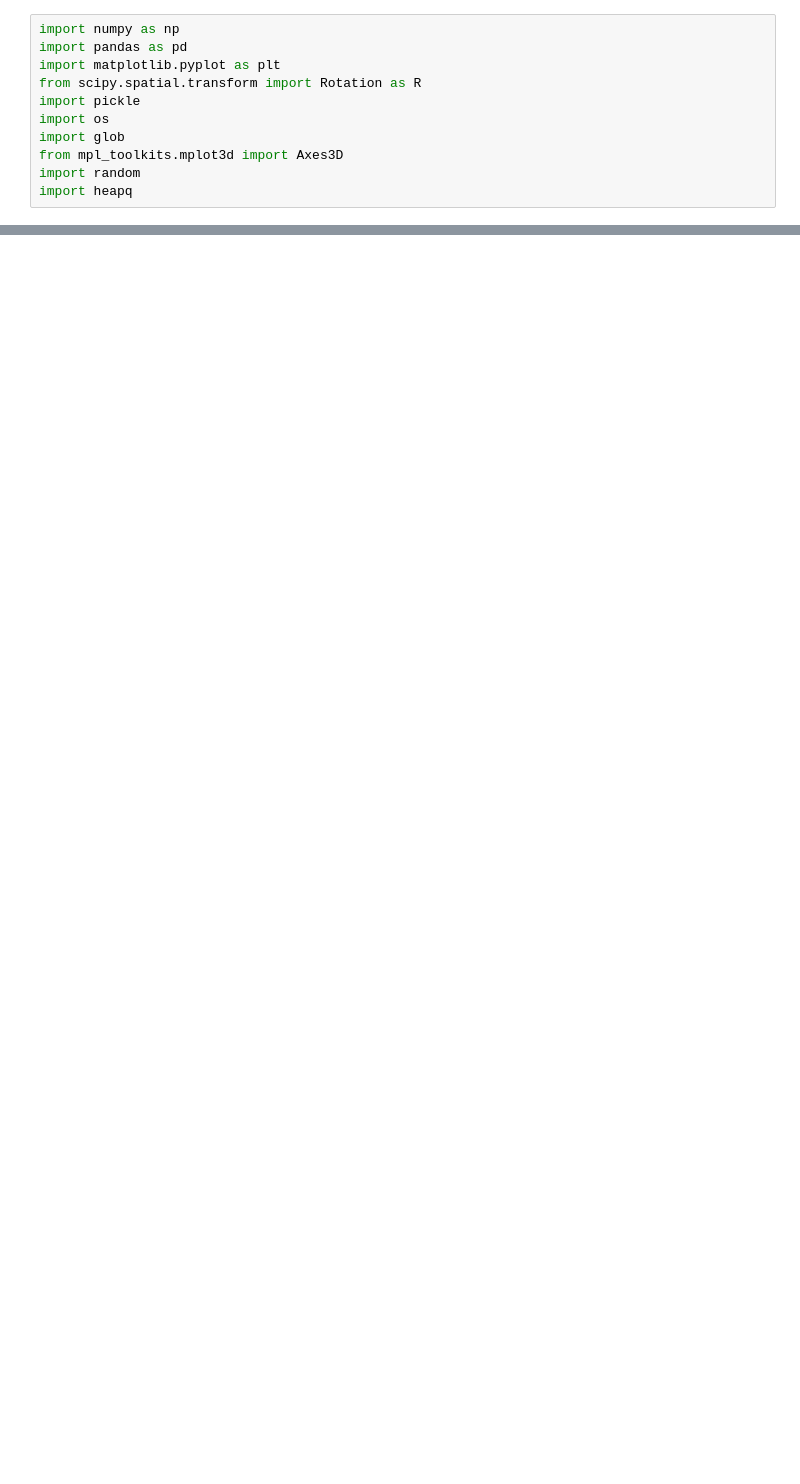
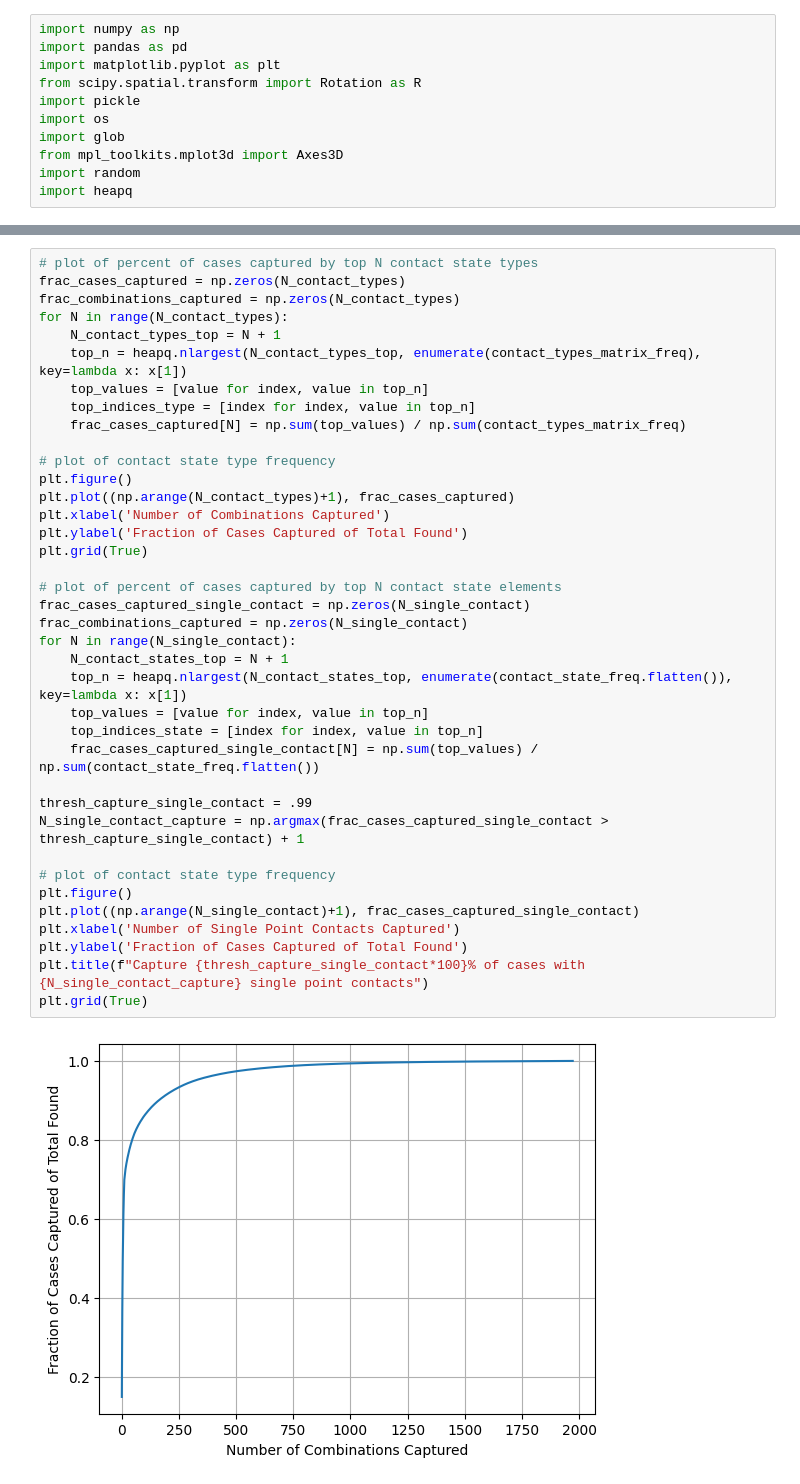
Before and after one commit to abhay-negi-usc/mujoco_contact_graph_generation, a Jupyter notebook: key_contact_graph.ipynb, the cells around one changed output, grey strips where cells are left out. Cells and saved outputs as stored; diff of their text form; blank space fills up the shorter version.

```diff
--- a/key_contact_graph.ipynb
+++ b/key_contact_graph.ipynb
@@ -309,0 +381,40 @@ print(f"{N_contact_types} unique contact state types found.")
+# %%
+# plot of percent of cases captured by top N contact state types
+frac_cases_captured = np.zeros(N_contact_types)
+frac_combinations_captured = np.zeros(N_contact_types)
+for N in range(N_contact_types):
+    N_contact_types_top = N + 1
+    top_n = heapq.nlargest(N_contact_types_top, enumerate(contact_types_matrix_freq), key=lambda x: x[1])
+    top_values = [value for index, value in top_n]
+    top_indices_type = [index for index, value in top_n]
+    frac_cases_captured[N] = np.sum(top_values) / np.sum(contact_types_matrix_freq)
+
+# plot of contact state type frequency
+plt.figure()
+plt.plot((np.arange(N_contact_types)+1), frac_cases_captured)
+plt.xlabel('Number of Combinations Captured')
+plt.ylabel('Fraction of Cases Captured of Total Found')
+plt.grid(True)
+
+# plot of percent of cases captured by top N contact state elements
+frac_cases_captured_single_contact = np.zeros(N_single_contact)
+frac_combinations_captured = np.zeros(N_single_contact)
+for N in range(N_single_contact):
+    N_contact_states_top = N + 1
+    top_n = heapq.nlargest(N_contact_states_top, enumerate(contact_state_freq.flatten()), key=lambda x: x[1])
+    top_values = [value for index, value in top_n]
+    top_indices_state = [index for index, value in top_n]
+    frac_cases_captured_single_contact[N] = np.sum(top_values) / np.sum(contact_state_freq.flatten())
+
+thresh_capture_single_contact = .99
+N_single_contact_capture = np.argmax(frac_cases_captured_single_contact > thresh_capture_single_contact) + 1
+
+# plot of contact state type frequency
+plt.figure()
+plt.plot((np.arange(N_single_contact)+1), frac_cases_captured_single_contact)
+plt.xlabel('Number of Single Point Contacts Captured')
+plt.ylabel('Fraction of Cases Captured of Total Found')
+plt.title(f"Capture {thresh_capture_single_contact*100}% of cases with {N_single_contact_capture} single point contacts")
+plt.grid(True)
+# %% [output]
+[figure, added]
```
Also changed, not shown: parts of 14 cells of this notebook, 16 other files.
